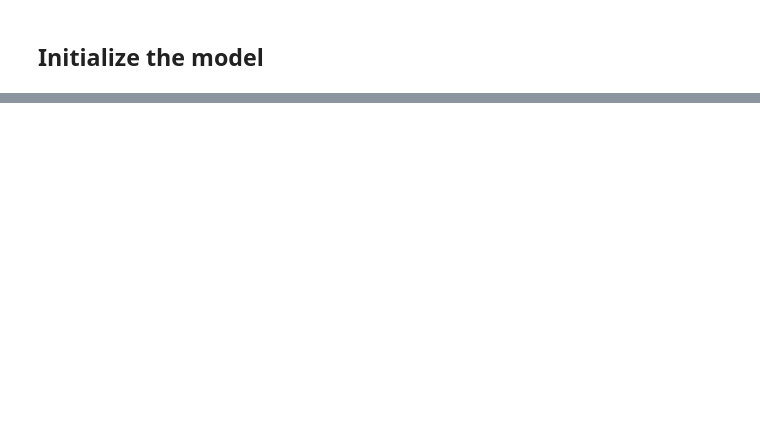
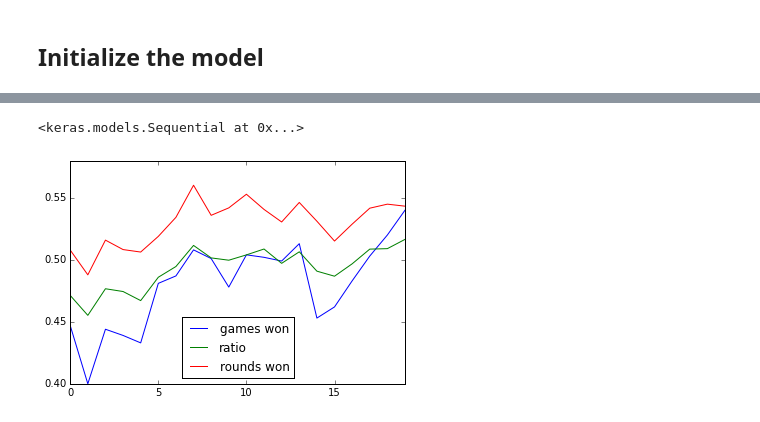
Before and after one commit to pajai/JassBot-Reinforcement-Learning, a Jupyter notebook: Reinforcement Learning - Jass.ipynb, the cells around one changed output, grey strips where cells are left out. Saved outputs shown, nothing was run; the diff lists cells and outputs as text; code cells hidden in the pictures; blank space fills up the shorter version.

```diff
--- a/Reinforcement Learning - Jass.ipynb
+++ b/Reinforcement Learning - Jass.ipynb
@@ -234,0 +267,7 @@ print('foobar %f' % a)
+# %%
+stats.plot()
+
+model
+# %% [output]
+<keras.models.Sequential at 0x...>
+[figure, added]
```
Also changed, not shown: parts of 5 cells of this notebook, 3 other files.
